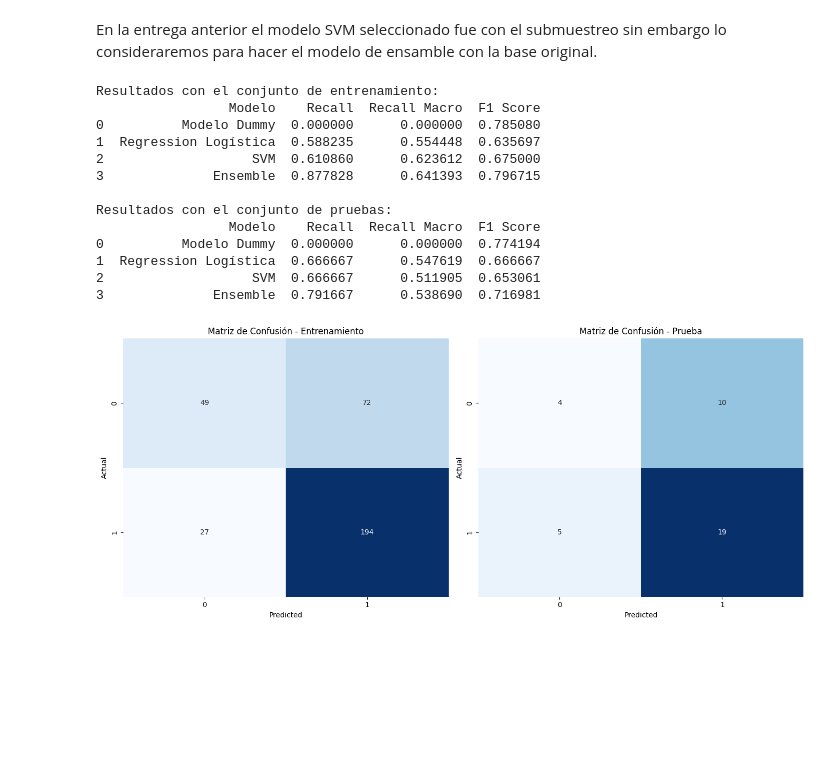
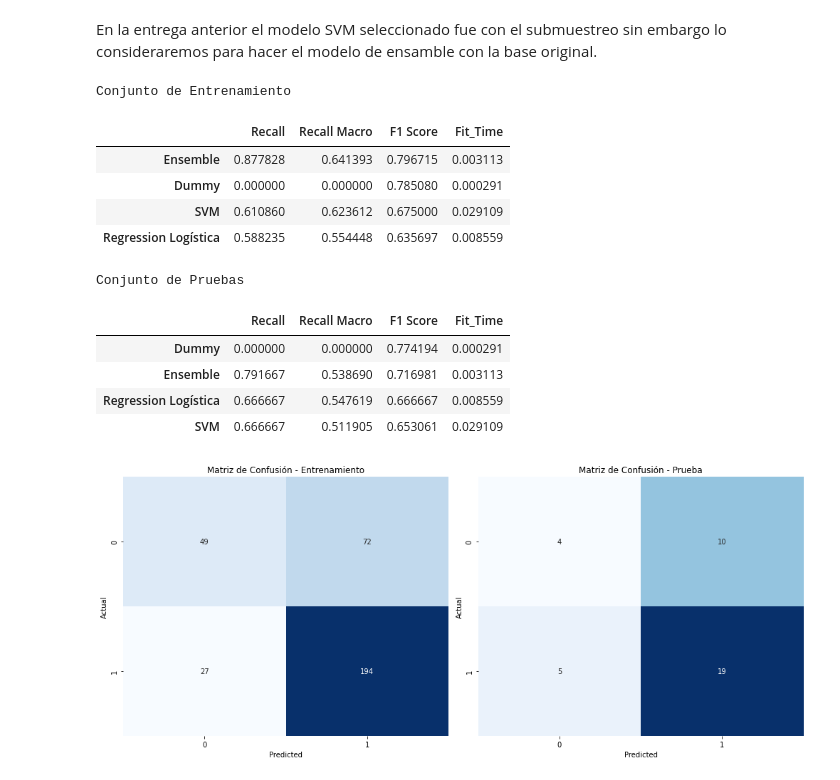
Before and after one commit to daniela-estevez/ProyectoIntegrador, a Jupyter notebook: Avance5_13Equipo.ipynb, the cells around one changed output. Cells and saved outputs as stored; diff of their text form; code cells hidden in the pictures; blank space fills up the shorter version.

```diff
--- a/Avance5_13Equipo.ipynb
+++ b/Avance5_13Equipo.ipynb
@@ -454,8 +479,13 @@ preds_svm_test = svm.predict_proba(Xtest1)[:, 1]
 stacked_tv = np.column_stack((preds_reg_tv, preds_svm_tv))
 stacked_test = np.column_stack((preds_reg_test, preds_svm_test))
 # %%
+# Definir los modelos
+start_time = time.time()
 ensamble1 = LogisticRegression()
+
+# Medir el tiempo de ajuste del ensamble
 ensamble1.fit(stacked_tv, ytv1)
+tiempo_fit_ensamble1 = time.time() - start_time
 
 
 # Evaluamos el rendimiento de los modelos con el conjunto de entrenamiento
@@ -477,58 +507,72 @@ recall_tv_macro_ensamble1 = recall_score(ytv1, ytv1_pred_ensamble1, average='mac
 f1_tv_ensamble1 = f1_score(ytv1, ytv1_pred_ensamble1, average='binary')
 
 cuadro1 = {
-    'Modelo': ['Modelo Dummy', 'Regression Logística', 'SVM', 'Ensemble'],
+    'Modelo': ['Dummy', 'Regression Logística', 'SVM', 'Ensemble'],
     'Recall': [recall_tv_dum, recall_tv_reg, recall_tv_svm, recall_tv_ensamble1],
     'Recall Macro': [recall_tv_macro_dum, recall_tv_macro_reg, recall_tv_macro_svm, recall_tv_macro_ensamble1],
-    'F1 Score': [f1_tv_dum, f1_tv_reg, f1_tv_svm, f1_tv_ensamble1]
+    'F1 Score': [f1_tv_dum, f1_tv_reg, f1_tv_svm, f1_tv_ensamble1],
+    'Fit_Time': [tiempo_fit_dummy, tiempo_fit_reg, tiempo_fit_svm, tiempo_fit_ensamble1]
 }
 
-cuadro1_df = pd.DataFrame(cuadro1)
-print("Resultados con el conjunto de entrenamiento:")
-print(cuadro1_df)
+# Crear un DataFrame para almacenar los resultados
+cuadro1_df = pd.DataFrame(cuadro1,index=cuadro1["Modelo"])
+cuadro1_df.drop(columns=['Modelo'], inplace=True)
+
+# Ordenar el DataFrame por la columna F1_Tst de mayor a menor
+cuadro1_df = cuadro1_df.sort_values(by='F1 Score', ascending=False)
+
 
 # Evaluamos el rendimiento de los modelos con el conjunto de pruebas
 ytest1_pred_reg = cross_val_predict(reg, Xtest1, ytest1, cv=5)
 recall_test_reg = recall_score(ytest1, ytest1_pred_reg, average='binary')
 recall_test_macro_reg = recall_score(ytest1, ytest1_pred_reg, average='macro')
 f1_test_reg = f1_score(ytest1, ytest1_pred_reg, average='binary')
 
 
 ytest1_pred_svm = cross_val_predict(svm, Xtest1, ytest1, cv=5)
 recall_test_svm = recall_score(ytest1, ytest1_pred_svm, average='binary')
 recall_test_macro_svm = recall_score(ytest1, ytest1_pred_svm, average='macro')
 f1_test_svm = f1_score(ytest1, ytest1_pred_svm, average='binary')
 
 
 ytest1_pred_ensamble1 = ensamble1.predict(stacked_test)
 recall_test_ensamble1 = recall_score(ytest1, ytest1_pred_ensamble1, average='binary')
 recall_test_macro_ensamble1 = recall_score(ytest1, ytest1_pred_ensamble1, average='macro')
 f1_test_ensamble1 = f1_score(ytest1, ytest1_pred_ensamble1, average='binary')
 
 cuadro2 = {
-    'Modelo': ['Modelo Dummy', 'Regression Logística', 'SVM', 'Ensemble'],
+    'Modelo': ['Dummy', 'Regression Logística', 'SVM', 'Ensemble'],
     'Recall': [recall_test_dum, recall_test_reg, recall_test_svm, recall_test_ensamble1],
     'Recall Macro': [recall_test_macro_dum, recall_test_macro_reg, recall_test_macro_svm, recall_test_macro_ensamble1],
-    'F1 Score': [f1_test_dum, f1_test_reg, f1_test_svm, f1_test_ensamble1]
+    'F1 Score': [f1_test_dum, f1_test_reg, f1_test_svm, f1_test_ensamble1],
+    'Fit_Time': [tiempo_fit_dummy, tiempo_fit_reg, tiempo_fit_svm, tiempo_fit_ensamble1]
 }
 
 cuadro2_df = pd.DataFrame(cuadro2)
-print("\nResultados con el conjunto de pruebas:")
-print(cuadro2_df)
+
+# Crear un DataFrame para almacenar los resultados
+cuadro2_df = pd.DataFrame(cuadro2,index=cuadro2["Modelo"])
+cuadro2_df.drop(columns=['Modelo'], inplace=True)
+
+# Ordenar el DataFrame por la columna F1_Tst de mayor a menor
+cuadro2_df = cuadro2_df.sort_values(by='F1 Score', ascending=False)
+
+# Aquí puedes especificar el axis=0 para columnas o axis=1 para filas
+display_side_by_side([cuadro1_df, cuadro2_df], ['Conjunto de Entrenamiento', 'Conjunto de Pruebas'],
+                     color='lightblue', axis=0)
 # %% [output]
-Resultados con el conjunto de entrenamiento:
-                 Modelo    Recall  Recall Macro  F1 Score
-0          Modelo Dummy  0.000000      0.000000  0.785080
-1  Regression Logística  0.588235      0.554448  0.635697
-2                   SVM  0.610860      0.623612  0.675000
-3              Ensemble  0.877828      0.641393  0.796715
-
-Resultados con el conjunto de pruebas:
-                 Modelo    Recall  Recall Macro  F1 Score
-0          Modelo Dummy  0.000000      0.000000  0.774194
-1  Regression Logística  0.666667      0.547619  0.666667
-2                   SVM  0.666667      0.511905  0.653061
-3              Ensemble  0.791667      0.538690  0.716981
+Conjunto de Entrenamiento
+|  | Recall | Recall Macro | F1 Score | Fit_Time |
+| Ensemble | 0.877828 | 0.641393 | 0.796715 | 0.003113 |
+| Dummy | 0.000000 | 0.000000 | 0.785080 | 0.000291 |
+| SVM | 0.610860 | 0.623612 | 0.675000 | 0.029109 |
+| Regression Logística | 0.588235 | 0.554448 | 0.635697 | 0.008559 |
+Conjunto de Pruebas
+|  | Recall | Recall Macro | F1 Score | Fit_Time |
+| Dummy | 0.000000 | 0.000000 | 0.774194 | 0.000291 |
+| Ensemble | 0.791667 | 0.538690 | 0.716981 | 0.003113 |
+| Regression Logística | 0.666667 | 0.547619 | 0.666667 | 0.008559 |
+| SVM | 0.666667 | 0.511905 | 0.653061 | 0.029109 |
 # %%
 # Generar las matrices de confusión
 cm_tv = confusion_matrix(ytv1, ytv1_pred_ensamble1)
```
Also changed, not shown: parts of 23 cells of this notebook.
